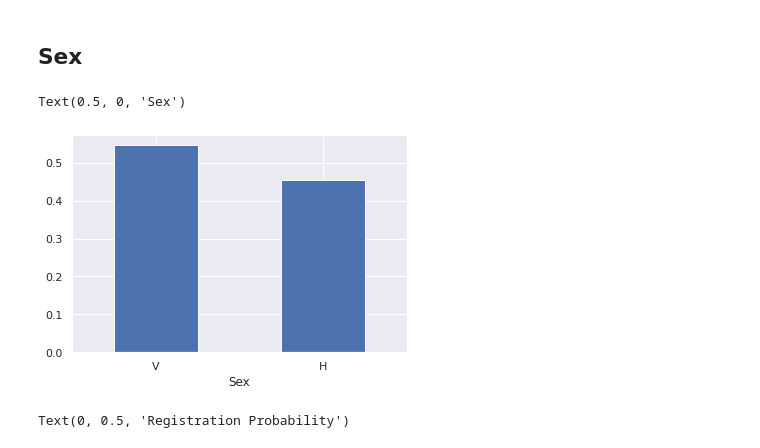
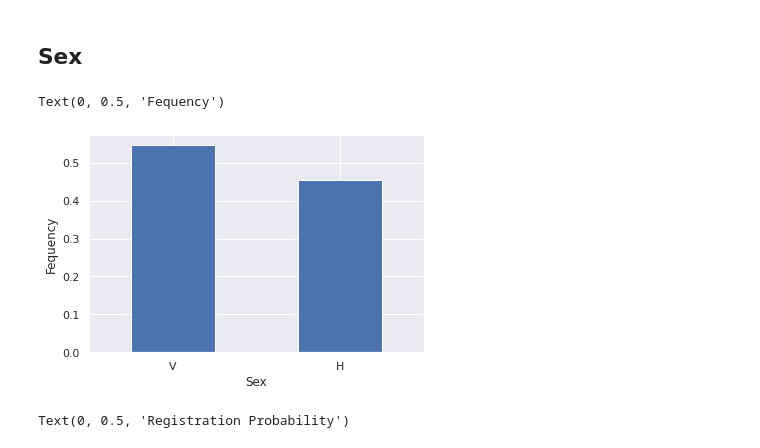
Before and after one commit to nguyentrunghai/Kaggle_projects, a Jupyter notebook: Santander_Product_Recomendation/exploratory.ipynb, the cells around one changed output. Cells and saved outputs as stored; diff of their text form; code cells hidden in the pictures.

```diff
--- a/Santander_Product_Recomendation/exploratory.ipynb
+++ b/Santander_Product_Recomendation/exploratory.ipynb
@@ -173,13 +173,14 @@ def pur_prob_by_prod(df, cols=NEW_PURCH_COLS):
 # %%
 fig, ax = plt.subplots(nrows=1, ncols=1, figsize=(6, 4))
 
 sexo_count = df_train["sexo"].value_counts(normalize=True)
 
 sexo_count.plot(kind="bar", rot=0)
 ax.set_xlabel("Sex")
+ax.set_ylabel("Fequency")
 # %% [output]
-Text(0.5, 0, 'Sex')
+Text(0, 0.5, 'Fequency')
-[figure, old version]
+[figure, new version]
 # %%
 prob_any = df_train[NEW_PURCH_COLS].groupby(df_train["sexo"]).apply(pur_prob_any_prod)
 
```
